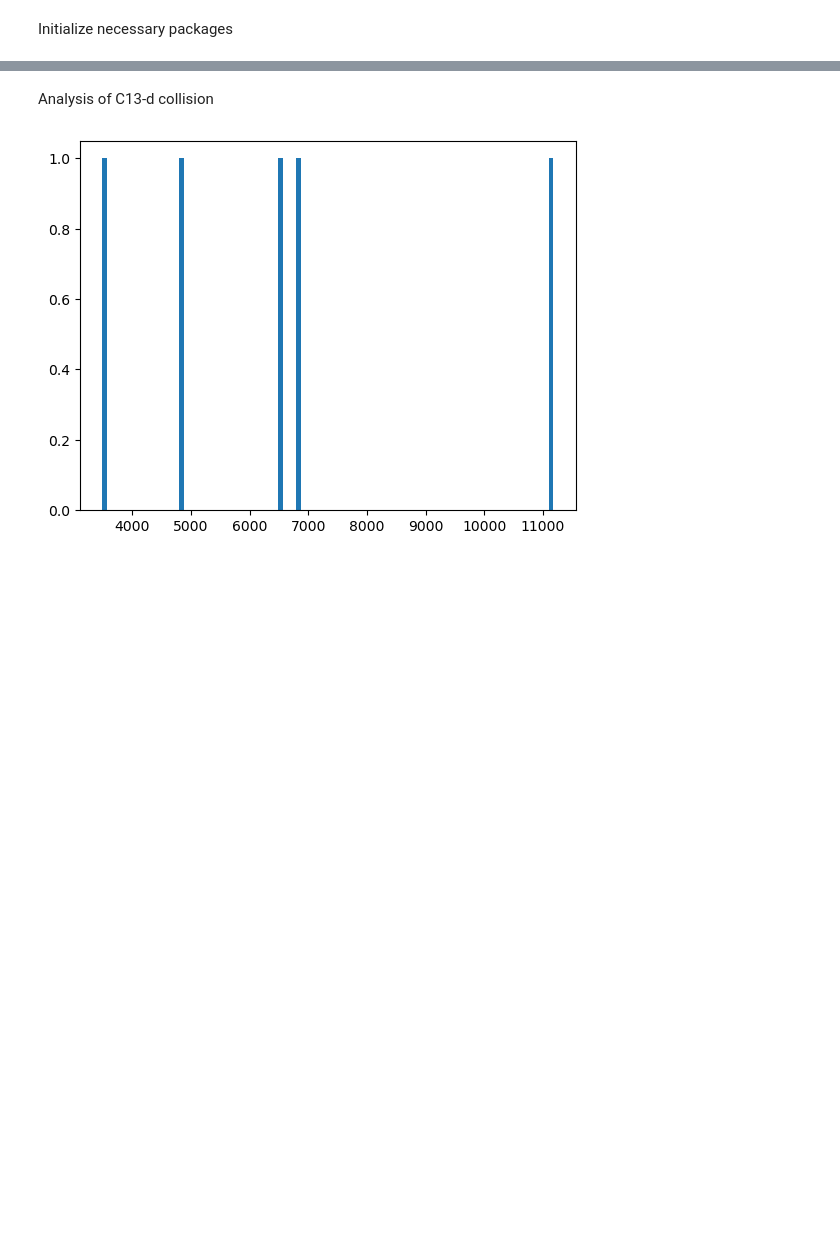
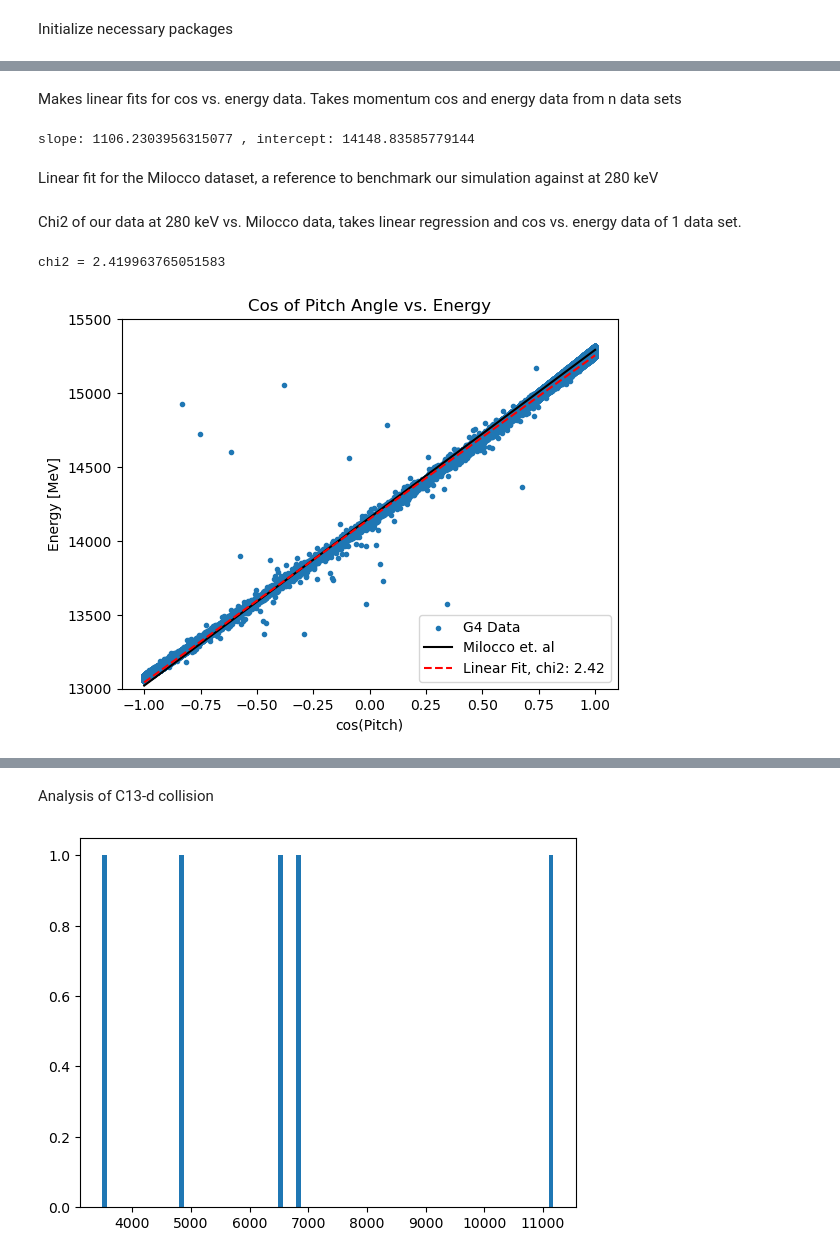
Before and after one commit to SZangi/G4AnalysisCode, a Jupyter notebook: DtTestAnalysis.ipynb, the cells around one changed output, grey strips where cells are left out. Cells and saved outputs as stored; diff of their text form; code cells hidden in the pictures; blank space fills up the shorter version.

```diff
--- a/DtTestAnalysis.ipynb
+++ b/DtTestAnalysis.ipynb
@@ -76,0 +159,41 @@ Text(0.5, 1.0, 'Energies for 0-15 degrees')
+# %% [markdown]
+Makes linear fits for cos vs. energy data. Takes momentum cos and energy data from n data sets
+# %%
+p0, p1 = np.polyfit(momentum_cos,energy_data,1)
+x_space = np.linspace(momentum_cos.min(),momentum_cos.max(),100)
+def linfunc (x,a,b):
+    return a+b*x
+#optimize.curve_fit(linfunc,xdata=momentum_cos,ydata=energy_data,)
+print('slope: '+str(p0)+' , intercept: '+str(p1))
+
+slopes = []
+intercepts = []
+for cos, energy in zip(p_cos,nrg_l):
+    m, b = np.polyfit(cos,energy,1)
+    slopes.append(m)
+    intercepts.append(b)
+# %% [output]
+slope: 1106.2303956315077 , intercept: 14148.83585779144
+# %% [markdown]
+Linear fit for the Milocco dataset, a reference to benchmark our simulation against at 280 keV
+# %%
+df_PaperDat = pd.read_csv("Relativistic Milocco Dataset.csv", delimiter=",", names = ["Cos","Energy"])
+lin0, lin1 = np.polyfit(df_PaperDat["Cos"],df_PaperDat["Energy"]*1000,1)
+# %% [markdown]
+Chi2 of our data at 280 keV vs. Milocco data, takes linear regression and cos vs. energy data of 1 data set.
+# %%
+chi2 = sum((((x_space*lin0+lin1)-(p1+ x_space*p0))**2)/(x_space*lin0+lin1))
+print("chi2 = "+ str(chi2))
+ax = plt.subplot(title = "Cos of Pitch Angle vs. Energy",ylim=[13000,15500],
+           xlabel = 'cos(Pitch)', ylabel = 'Energy [MeV]')
+ax.scatter(momentum_cos,energy_data, marker = '.',label = 'G4 Data')
+ax.plot(x_space, (x_space*lin0+lin1), color = 'black',label = 'Milocco et. al')
+ax.plot(x_space, (p1+ x_space*p0),linestyle = 'dashed',color='red', label = 'Linear Fit, chi2: '+str(np.round(chi2,2)))
+ax.legend()
+#plt.legend(['G4 Data','Milocco et. al','Linear Fit'])
+#plt.title("Cos vs. Energy")
+#plt.ylim((13000,15500))
+plt.show()
+# %% [output]
+chi2 = 2.419963765051583
+[figure, added]
```
Also changed, not shown: parts of 11 cells of this notebook, 2 other files.
